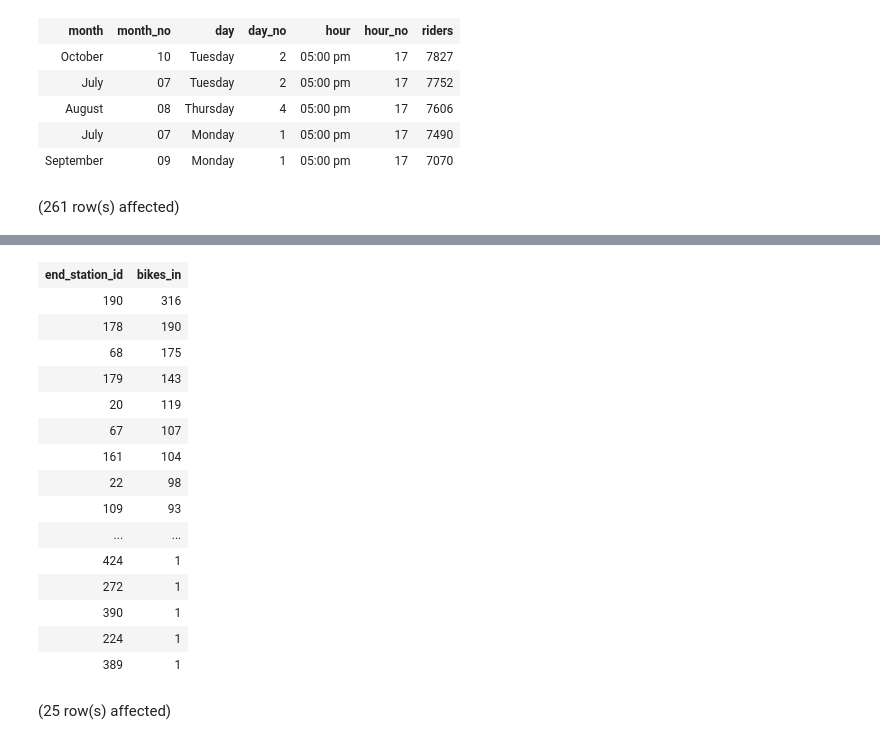
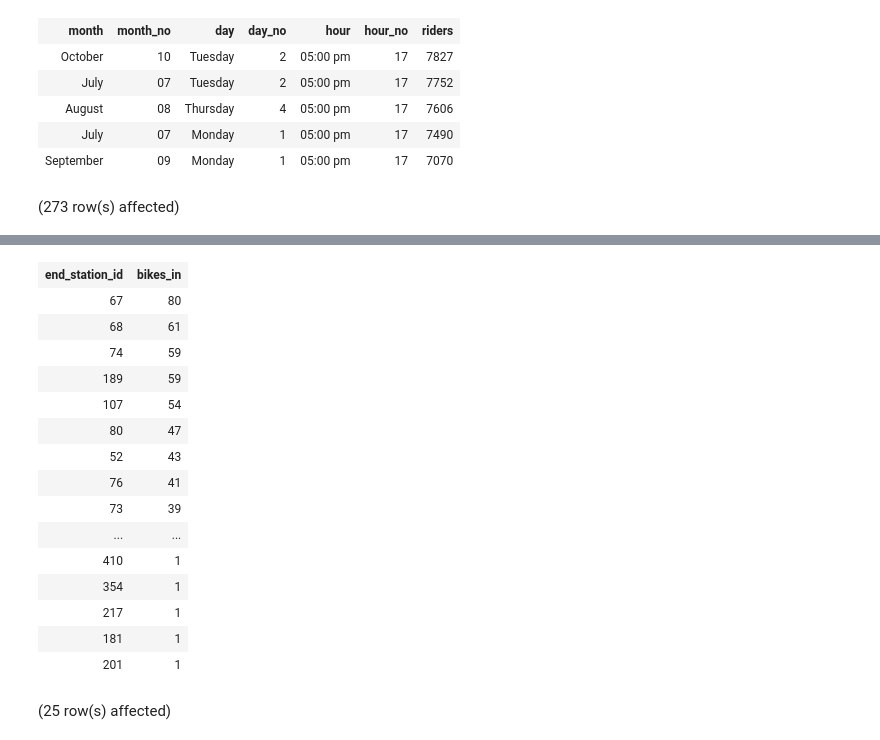
Before and after one commit to datapointchris/boston-bluebikes, a Jupyter notebook: busystations.ipynb, the cells around one changed output, grey strips where cells are left out. Drawn from its saved outputs; the diff is of its cells as text; code cells hidden in the pictures.

```diff
--- a/busystations.ipynb
+++ b/busystations.ipynb
@@ -92,7 +92,7 @@ count(1) as bikes_in
 from dates
 WHERE
 (month_no, day_no, hour_no, start_station_id)
-IN -- busiest stations with more than from the 5 busiest times
+IN -- busiest stations from the busiest time
     (select
     month_no,
     day_no,
@@ -101,7 +101,7 @@ IN -- busiest stations with more than from the 5 busiest times
     from dates
     WHERE
     (month_no, day_no, hour_no)
-    IN -- 5 busiest times
+    IN -- Busiest time
         (select
         a.month_no,
         a.day_no,
@@ -109,11 +109,14 @@ IN -- busiest stations with more than from the 5 busiest times
         from agg_2019 a
         group by a.month, a.month_no, a.day, a.day_no, a.hour, a.hour_no
         order by sum(a.riders) desc
-        limit 5)
+        limit 1
+        -- offset 1
+        )
 
 
     group by month_no, day_no, hour_no, start_station_id
-    having count(1) > 150
+    -- having count(1) > 150
+    -- limit 3
 
     )
 
@@ -122,4 +125,4 @@ group by end_station_id
 order by bikes_in desc
 -- limit 3
 # %% [output]
-(261 row(s) affected)
+(273 row(s) affected)
@@ -127,19 +130,19 @@ Total execution time: 00:00:01.698
 | end_station_id | bikes_in |
-| 190 | 316 |
-| 178 | 190 |
-| 68 | 175 |
-| 179 | 143 |
-| 20 | 119 |
-| 67 | 107 |
-| 161 | 104 |
-| 22 | 98 |
-| 109 | 93 |
+| 67 | 80 |
+| 68 | 61 |
+| 74 | 59 |
+| 189 | 59 |
+| 107 | 54 |
+| 80 | 47 |
+| 52 | 43 |
+| 76 | 41 |
+| 73 | 39 |
 | ... | ... |
-| 424 | 1 |
-| 272 | 1 |
-| 390 | 1 |
-| 224 | 1 |
-| 389 | 1 |
+| 410 | 1 |
+| 354 | 1 |
+| 217 | 1 |
+| 181 | 1 |
+| 201 | 1 |
 # %%
     select
     month_no,
```
Also changed, not shown: parts of 1 cell of this notebook, 7 other files.
